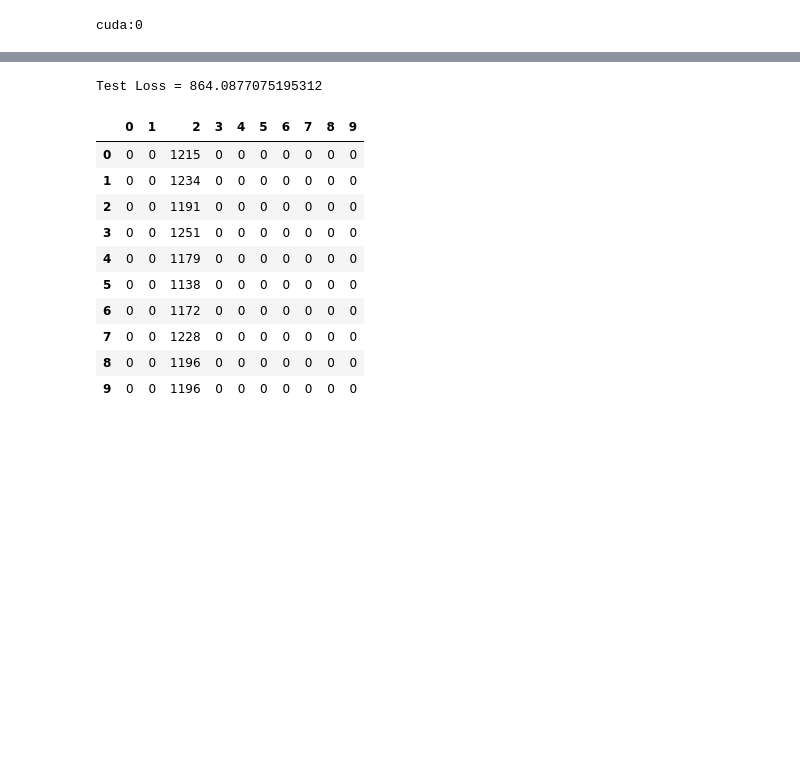
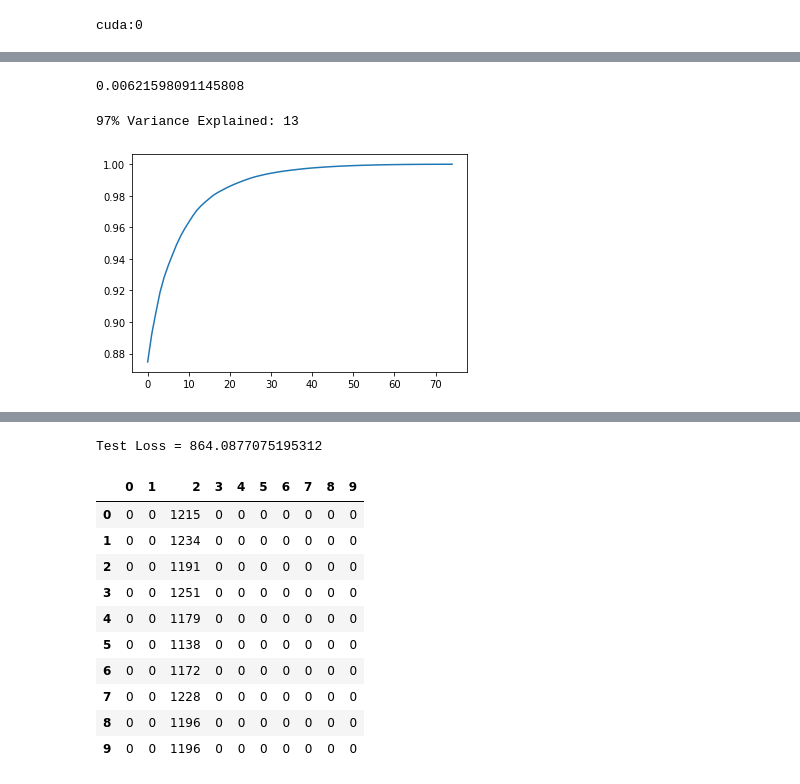
Before and after one commit to TheOneCodeGuy/AutoAssociationNN-RBM-AutoEncoders, a Jupyter notebook: Q2.ipynb, the cells around one changed output, grey strips where cells are left out. Drawn from its saved outputs; the diff is of its cells as text; code cells hidden in the pictures; blank space fills up the shorter version.

```diff
--- a/Q2.ipynb
+++ b/Q2.ipynb
@@ -264,5 +236,5 @@ array([0.95209974, 0.9623871 , 0.9701707 , 0.977094  , 0.9808555 ,
 # %%
-ae2 = AutoEncoder(300, [150, 100, 150])
+ae2 = AutoEncoder(200, [150, 75, 150])
 optimizer2 = optim.SGD(ae2.parameters(), lr=0.001, momentum=0.9)
 ae2 = ae2.to(device)
 # %%
@@ -311,2 +297,44 @@ Epoch 1 : Loss = 980.7005815608427
 Finished Training
+# %%
+test_loss = 0.0
+
+for data in testloader:
+
+    X, _ = data[0].to(device), data[1].to(device)
+    with torch.no_grad():
+      Z = ae1.get_z(X)
+      Z_pred = ae2(Z)
+      loss = criterion(Z_pred, Z)
+
+    test_loss += loss.item()*len(X)
+
+test_loss = test_loss/test_size
+print(test_loss)
+# %% [output]
+0.00621598091145808
+# %%
+Z2_array = []
+
+for data in trainloader:
+
+    X, _ = data[0].to(device), data[1].to(device)
+    with torch.no_grad():
+      Z1 = ae1.get_z(X)
+      Z2 = ae2.get_z(Z1)
+
+    if len(Z2_array) == 0:
+        Z2_array = Z2.cpu().numpy()
+    else:
+        Z2_array = np.append(Z2_array, Z2.cpu().numpy(), axis=0)
+# %%
+pca3 = PCA(n_components=Z2_array.shape[1])
+pca3.fit(Z2_array)
+print('97% Variance Explained:', np.where(np.cumsum(pca3.explained_variance_ratio_)>=0.97)[0][0]+1)
+
+explained_var = np.cumsum(pca3.explained_variance_ratio_)
+plt.plot(explained_var)
+plt.show()
+# %% [output]
+97% Variance Explained: 13
+[figure, added]
 # %%
```
Also changed, not shown: parts of 18 cells of this notebook, 2 other files.
